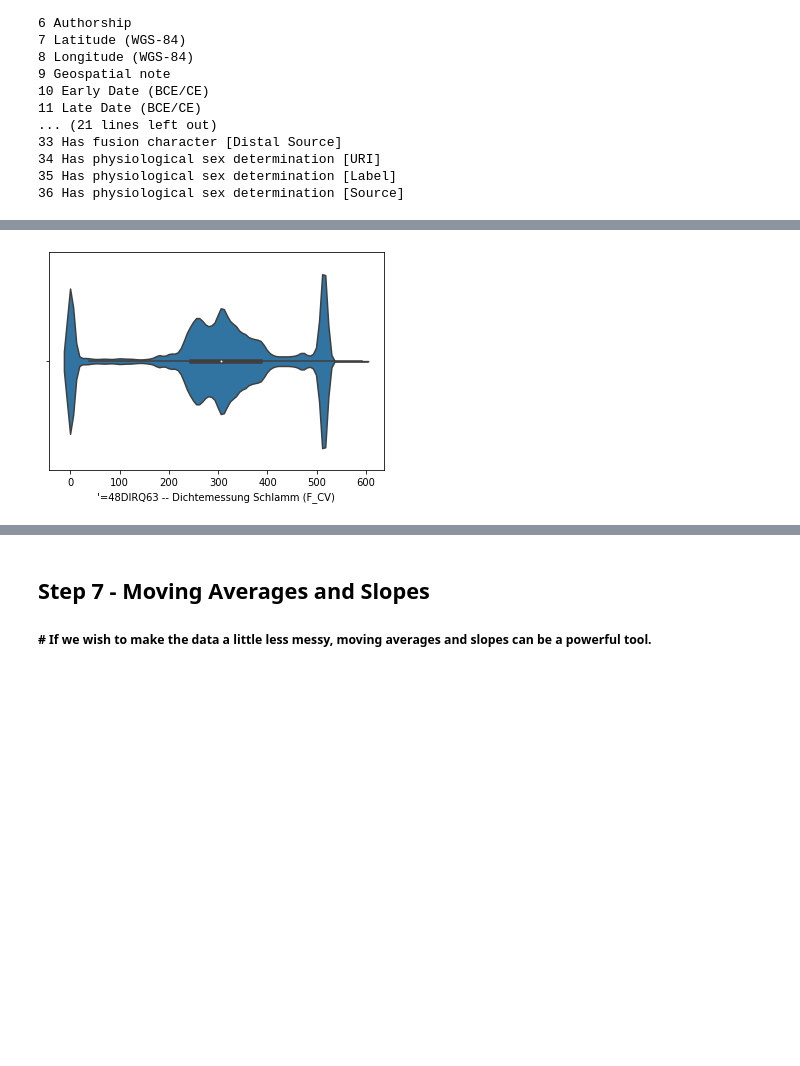
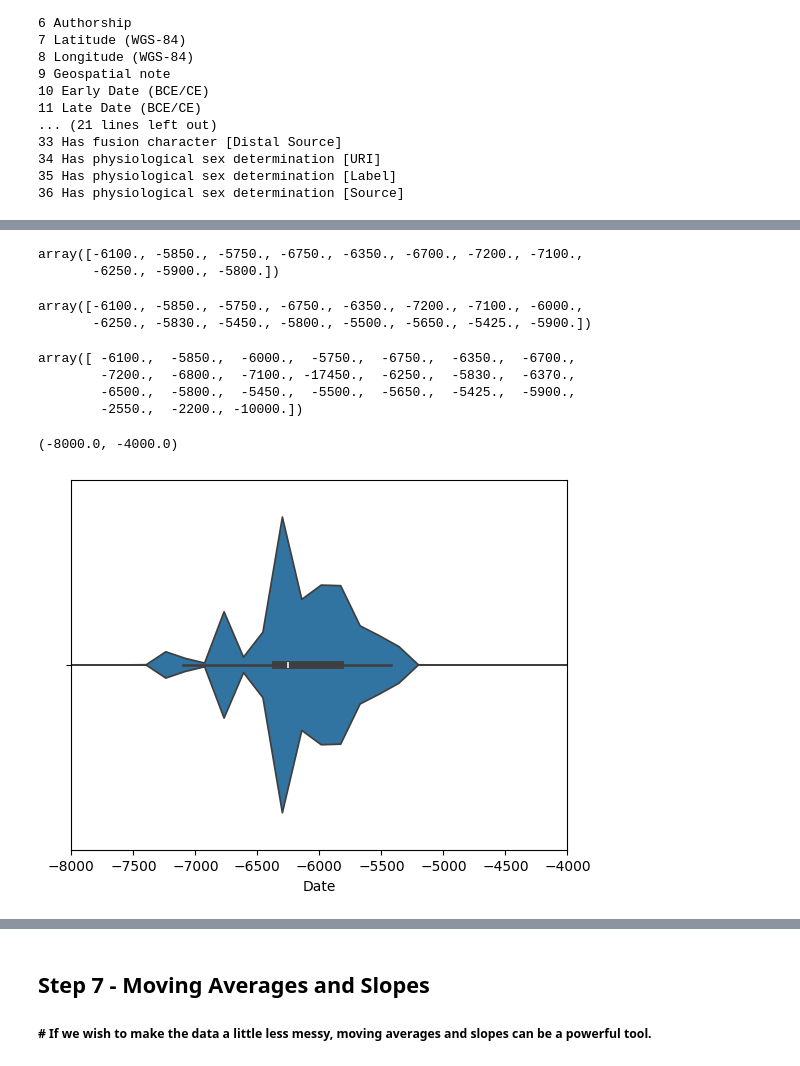
Before and after one commit to EvanEames/MLADCH2526, a Jupyter notebook: week2/ML_Week2.ipynb, the cells around one changed output, grey strips where cells are left out. Cells and saved outputs as stored; diff of their text form; code cells hidden in the pictures; blank space fills up the shorter version.

```diff
--- a/week2/ML_Week2.ipynb
+++ b/week2/ML_Week2.ipynb
@@ -231,0 +147,2 @@ df["'=48FQIRC08 -- Schlammdurchfluss (F_CV)"].plot(figsize=(30,3))
+# %%
+df_raw = df_raw.rename(columns={'Has Biological Taxonomy [Label]':'Animal'})
@@ -231,0 +170,3 @@ df["'=48FQIRC08 -- Schlammdurchfluss (F_CV)"].plot(figsize=(30,3))
+# %%
+df_raw.loc[df_raw['Animal'] == 'Bos taurus Linnaeus, 1758', 'Animal'] = 'Bos'
+df_raw.loc[df_raw['Animal'] == 'Bos primigenius', 'Animal'] = 'Bos'
@@ -232,5 +193,32 @@ df["'=48FQIRC08 -- Schlammdurchfluss (F_CV)"].plot(figsize=(30,3))
+# %%
+df_horse = df_raw[df_raw['Animal'] == 'Equidae']
+df_horse = df_horse.drop(columns=['Animal'])
+df_horse['Date'].unique()
+# %% [output]
+array([-6100., -5850., -5750., -6750., -6350., -6700., -7200., -7100.,
+       -6250., -5900., -5800.])
+# %%
+df_dog = df_raw[df_raw['Animal'] == 'dog']
+df_dog = df_dog.drop(columns=['Animal'])
+df_dog['Date'].unique()
+# %% [output]
+array([-6100., -5850., -5750., -6750., -6350., -7200., -7100., -6000.,
+       -6250., -5830., -5450., -5800., -5500., -5650., -5425., -5900.])
+# %%
+df_cow = df_raw[df_raw['Animal'] == 'Bos']
+df_cow = df_cow.drop(columns=['Animal'])
+df_cow['Date'].unique()
+# %% [output]
+array([ -6100.,  -5850.,  -6000.,  -5750.,  -6750.,  -6350.,  -6700.,
+        -7200.,  -6800.,  -7100., -17450.,  -6250.,  -5830.,  -6370.,
+        -6500.,  -5800.,  -5450.,  -5500.,  -5650.,  -5425.,  -5900.,
+        -2550.,  -2200., -10000.])
+# %%
+df_cow = df_cow.rename(columns={'Latitude (WGS-84)':'Lat', 'Longitude (WGS-84)':'Lon'})
 # %%
 # A violin plot is another interesting way of finding patterns in the data. Below we see an example where most data is clustered between 200 and 500, but interestingly there are lots of values at 0 and 500.
-ax = sns.violinplot(x=df["'=48DIRQ63 -- Dichtemessung Schlamm (F_CV)"])
+ax = sns.violinplot(x=df_cow["Date"])
+ax.set_xlim(-8000,-4000)
 # %% [output]
+(-8000.0, -4000.0)
-[figure, old version]
+[figure, new version]
```
Also changed, not shown: parts of 21 cells of this notebook.
